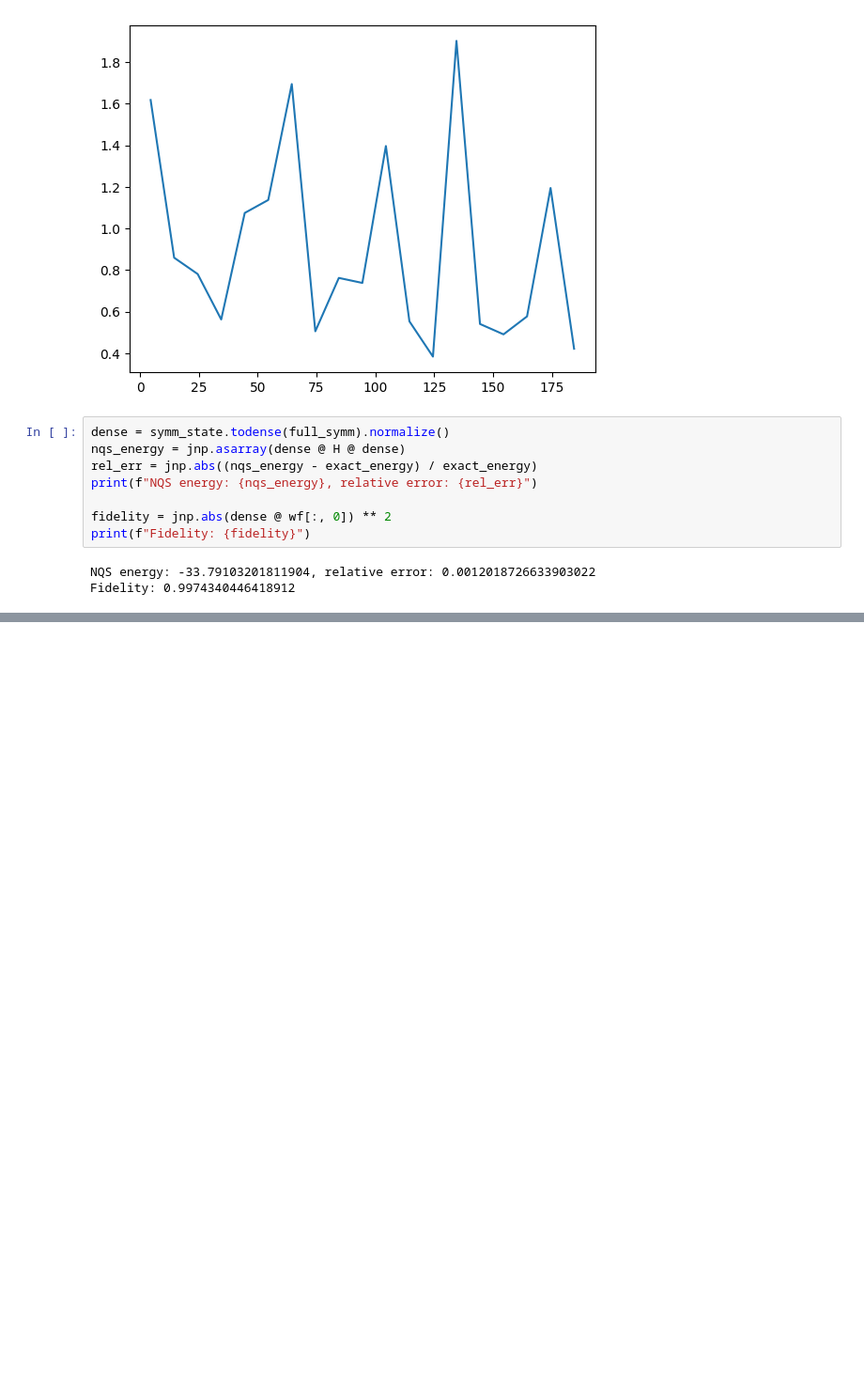
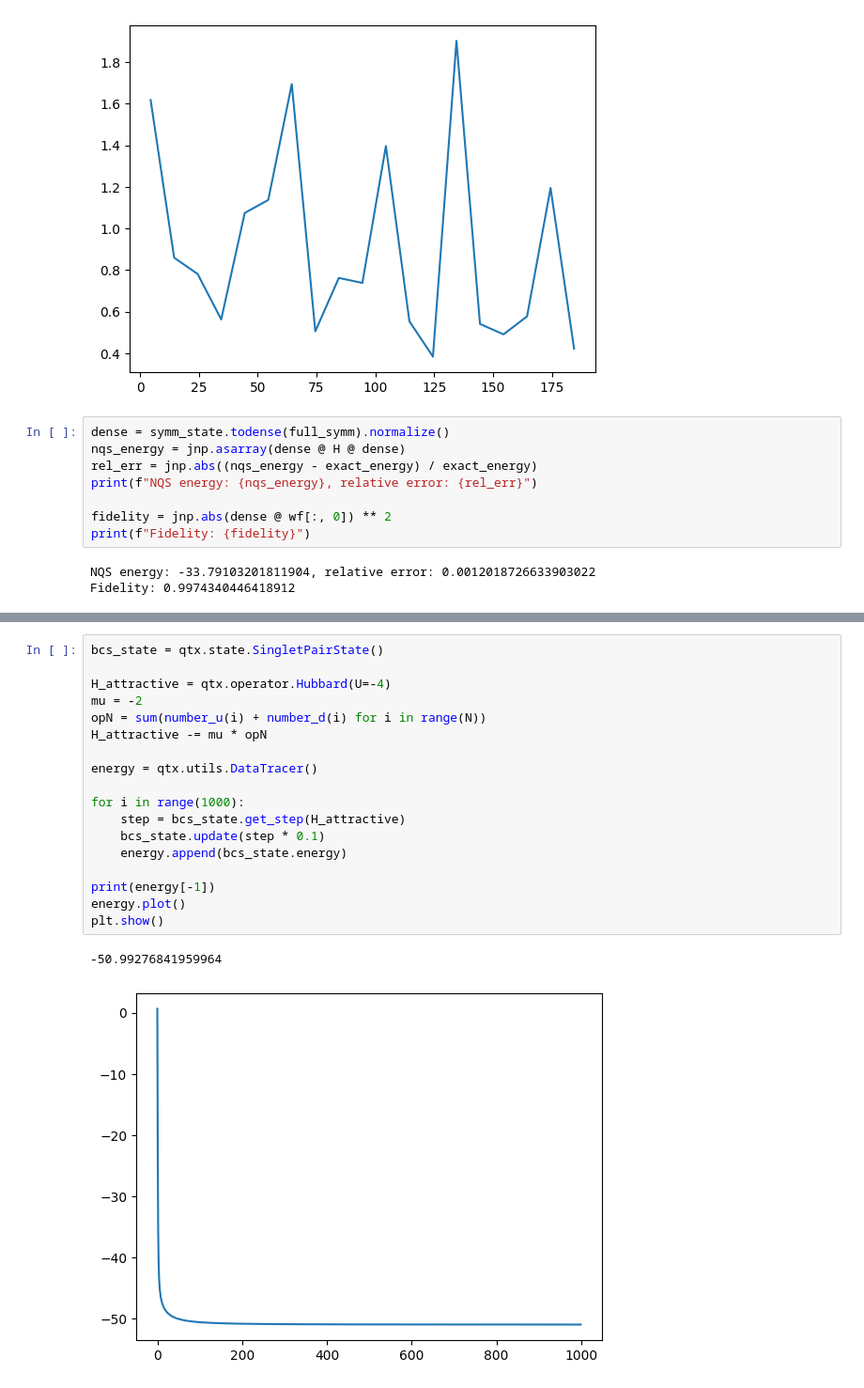
Before and after one commit to brandoncovert/NN_Discrete, a Jupyter notebook: archive/learning_quantax.ipynb, the cells around one changed output, grey strips where cells are left out. Shown at 94% size. Cells and saved outputs as stored; diff of their text form; blank space fills up the shorter version.

```diff
--- a/archive/learning_quantax.ipynb
+++ b/archive/learning_quantax.ipynb
@@ -282,0 +361,21 @@ Fidelity: 0.9974340446418912
+# %%
+bcs_state = qtx.state.SingletPairState()
+
+H_attractive = qtx.operator.Hubbard(U=-4)
+mu = -2
+opN = sum(number_u(i) + number_d(i) for i in range(N))
+H_attractive -= mu * opN
+
+energy = qtx.utils.DataTracer()
+
+for i in range(1000):
+    step = bcs_state.get_step(H_attractive)
+    bcs_state.update(step * 0.1)
+    energy.append(bcs_state.energy)
+
+print(energy[-1])
+energy.plot()
+plt.show()
+# %% [output]
+-50.99276841959964
+[figure, added]
```
Also changed, not shown: parts of 15 cells of this notebook, 2 other files.
